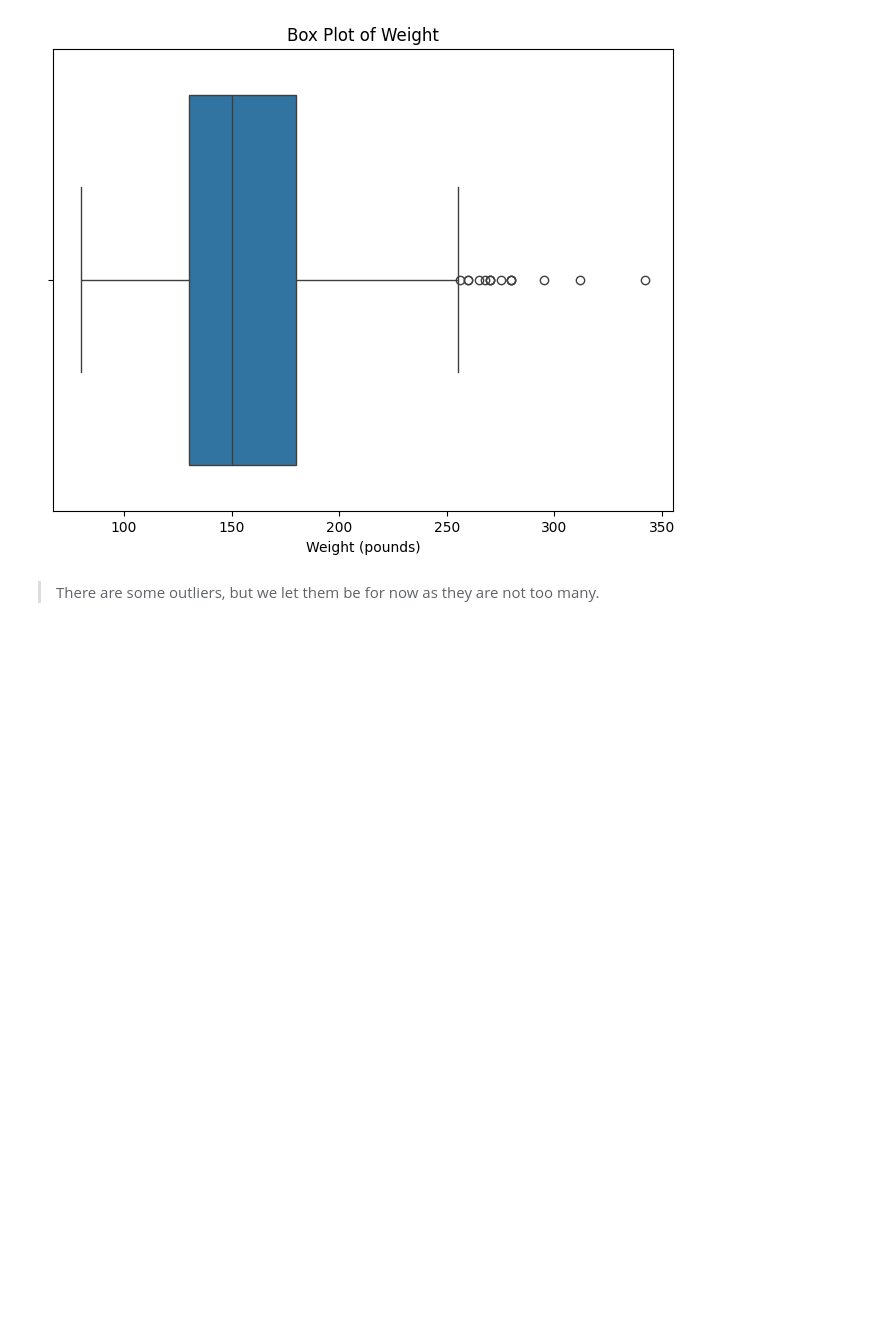
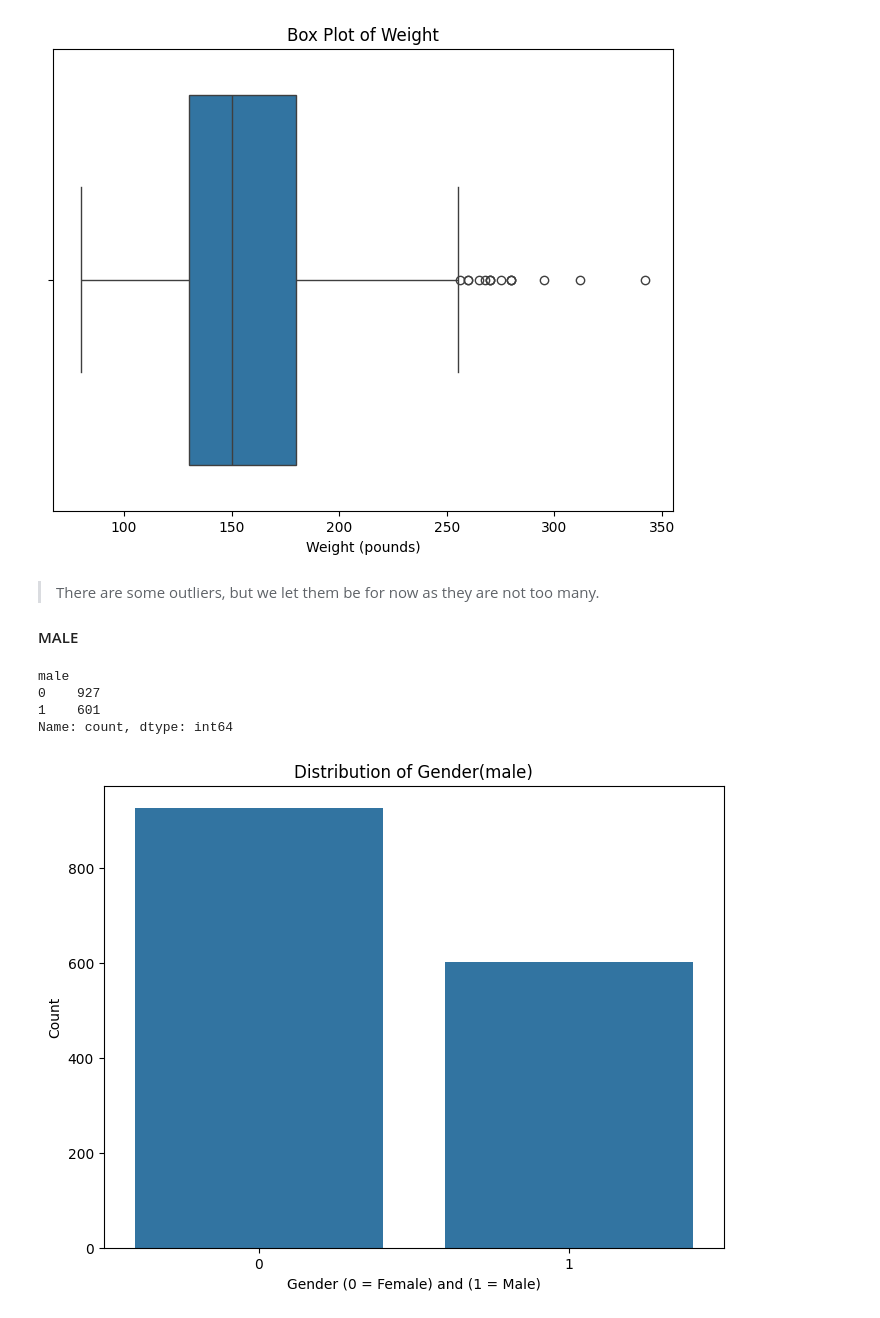
Before and after one commit to Darknight47/Data-Science-Project-01, a Jupyter notebook: linear_regression_with_interactioneffects.ipynb, the cells around one changed output. Saved outputs shown, nothing was run; the diff lists cells and outputs as text; code cells hidden in the pictures; blank space fills up the shorter version.

Commit message:
Gender

```diff
--- a/linear_regression_with_interactioneffects.ipynb
+++ b/linear_regression_with_interactioneffects.ipynb
@@ -231,3 +231,23 @@ plt.show()
 [figure]
 # %% [markdown]
 > There are some outliers, but we let them be for now as they are not too many.
+
+#### MALE
+# %%
+dataset['male'].value_counts()
+# 1 male
+# 0 female
+# %% [output]
+male
+0    927
+1    601
+Name: count, dtype: int64
+# %%
+plt.figure(figsize=(8, 6))
+sns.countplot(x=dataset['male'])
+plt.title('Distribution of Gender(male)')
+plt.xlabel("Gender (0 = Female) and (1 = Male)")
+plt.ylabel('Count')
+plt.show()
+# %% [output]
+[figure, added]
```
